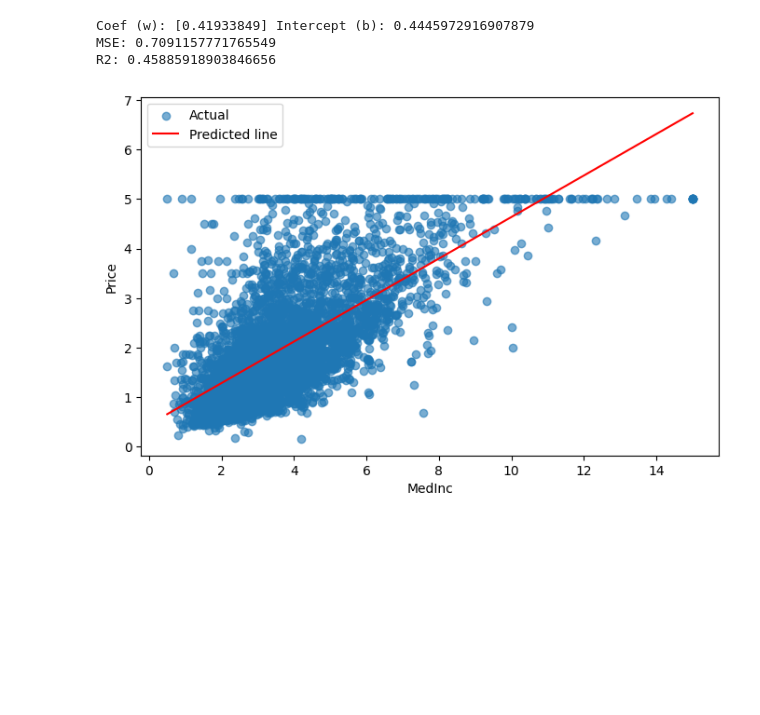
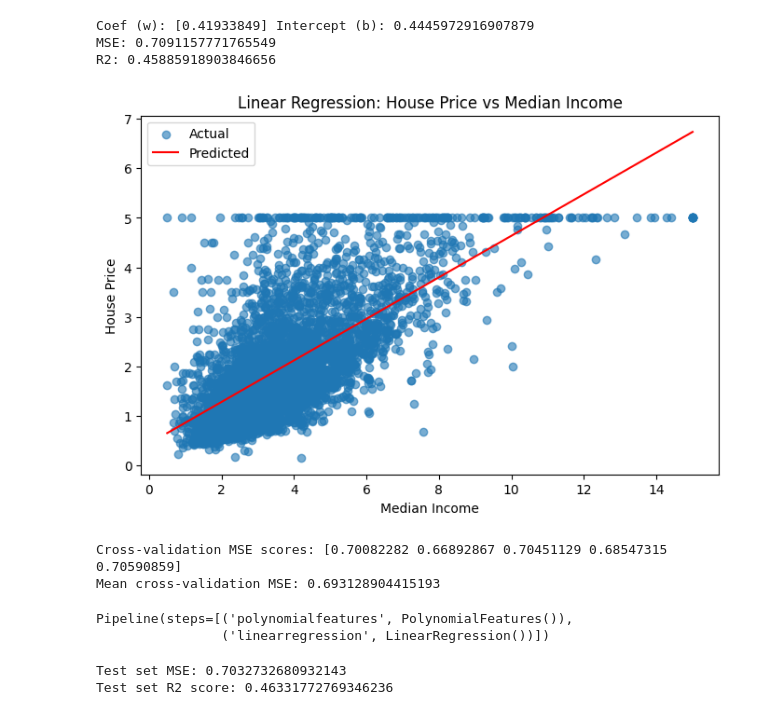
Before and after one commit to Harshnagwani123/ML_TRAINING, a Jupyter notebook: ML_DAY_1.ipynb, the cells around one changed output. Saved outputs shown, nothing was run; the diff lists cells and outputs as text; code cells hidden in the pictures; blank space fills up the shorter version.

```diff
--- a/ML_DAY_1.ipynb
+++ b/ML_DAY_1.ipynb
@@ -40,16 +34,13 @@ Coef (w): [0.41933849] Intercept (b): 0.4445972916907879
 MSE: 0.7091157771765549
 R2: 0.45885918903846656
 # %%
-# Residual plot & predicted line
 plt.figure(figsize=(8,5))
 plt.scatter(X_test, y_test, alpha=0.6, label="Actual")
-plt.plot(np.sort(X_test.values.flatten()),
-
-lr.predict(np.sort(X_test.values.flatten()).reshape(-1,1)),
-color='red', label="Predicted line")
-plt.xlabel("MedInc")
-plt.ylabel("Price")
+plt.plot(np.sort(X_test.values.flatten()), lr.predict(X_test.sort_values(by='MedInc')), color='red', label="Predicted")
+plt.xlabel("Median Income")
+plt.ylabel("House Price")
+plt.title("Linear Regression: House Price vs Median Income")
 plt.legend()
 plt.show()
 # %% [output]
-[figure, old version]
+[figure, new version]
@@ -55,0 +76,24 @@ plt.show()
+# %%
+cv_scores = cross_val_score(model, X_train, y_train, cv=5, scoring='neg_mean_squared_error')
+cv_mse_scores = -cv_scores
+print("Cross-validation MSE scores:", cv_mse_scores)
+print("Mean cross-validation MSE:", cv_mse_scores.mean())
+# %% [output]
+Cross-validation MSE scores: [0.70082282 0.66892867 0.70451129 0.68547315 0.70590859]
+Mean cross-validation MSE: 0.693128904415193
+# %%
+model.fit(X_train, y_train)
+# %% [output]
+Pipeline(steps=[('polynomialfeatures', PolynomialFeatures()),
+                ('linearregression', LinearRegression())])
+# %%
+y_pred = model.predict(X_test)
+
+mse = mean_squared_error(y_test, y_pred)
+r2 = r2_score(y_test, y_pred)
+
+print("Test set MSE:", mse)
+print("Test set R2 score:", r2)
+# %% [output]
+Test set MSE: 0.7032732680932143
+Test set R2 score: 0.46331772769346236
```
Also changed, not shown: parts of 16 cells of this notebook.
